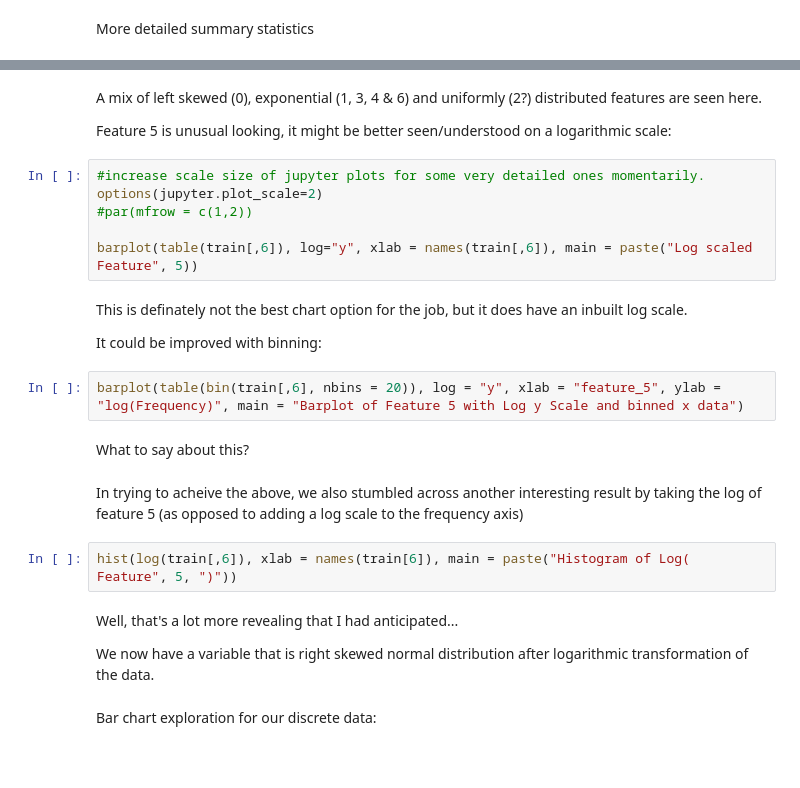
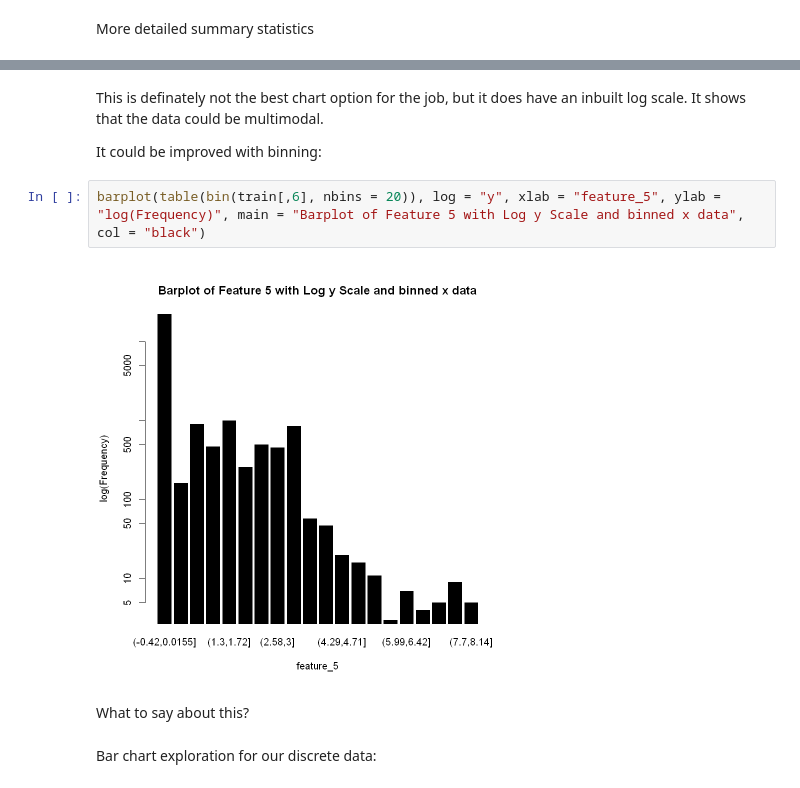
Before and after one commit to 20spaghetti/Customer-Churn-Prediction, a Jupyter notebook: Customer Churn Prediction.ipynb, the cells around one changed output, grey strips where cells are left out. Drawn from its saved outputs; the diff is of its cells as text; blank space fills up the shorter version.

Commit message:
Two variable exploration started

```diff
--- a/Customer Churn Prediction.ipynb
+++ b/Customer Churn Prediction.ipynb
@@ -147,29 +213,13 @@ for (i in 1:7 ) {
-# %% [markdown]
-A mix of left skewed (0), exponential (1, 3, 4 & 6) and uniformly (2?) distributed features are seen here.
-
-Feature 5 is unusual looking, it might be better seen/understood on a logarithmic scale:
-# %%
-#increase scale size of jupyter plots for some very detailed ones momentarily.
-options(jupyter.plot_scale=2)
-#par(mfrow = c(1,2))
-
-barplot(table(train[,6]), log="y", xlab = names(train[,6]), main = paste("Log scaled Feature", 5))
 # %% [markdown]
-This is definately not the best chart option for the job, but it does have an inbuilt log scale.
+This is definately not the best chart option for the job, but it does have an inbuilt log scale. It shows that the data could be multimodal.
 
 It could be improved with binning:
 # %%
-barplot(table(bin(train[,6], nbins = 20)), log = "y", xlab = "feature_5", ylab = "log(Frequency)", main = "Barplot of Feature 5 with Log y Scale and binned x data")
+barplot(table(bin(train[,6], nbins = 20)), log = "y", xlab = "feature_5", ylab = "log(Frequency)", main = "Barplot of Feature 5 with Log y Scale and binned x data", col = "black")
+# %% [output]
+[figure, added]
 # %% [markdown]
 What to say about this?
-# %% [markdown]
-In trying to acheive the above, we also stumbled across another interesting result by taking the log of feature 5 (as opposed to adding a log scale to the frequency axis)
-# %%
-hist(log(train[,6]), xlab = names(train[6]), main = paste("Histogram of Log( Feature", 5, ")"))
-# %% [markdown]
-Well, that's a lot more revealing that I had anticipated...
-
-We now have a variable that is right skewed normal distribution after logarithmic transformation of the data.
 # %% [markdown]
 Bar chart exploration for our discrete data:
 # %%
```
Also changed, not shown: parts of 47 cells of this notebook.
